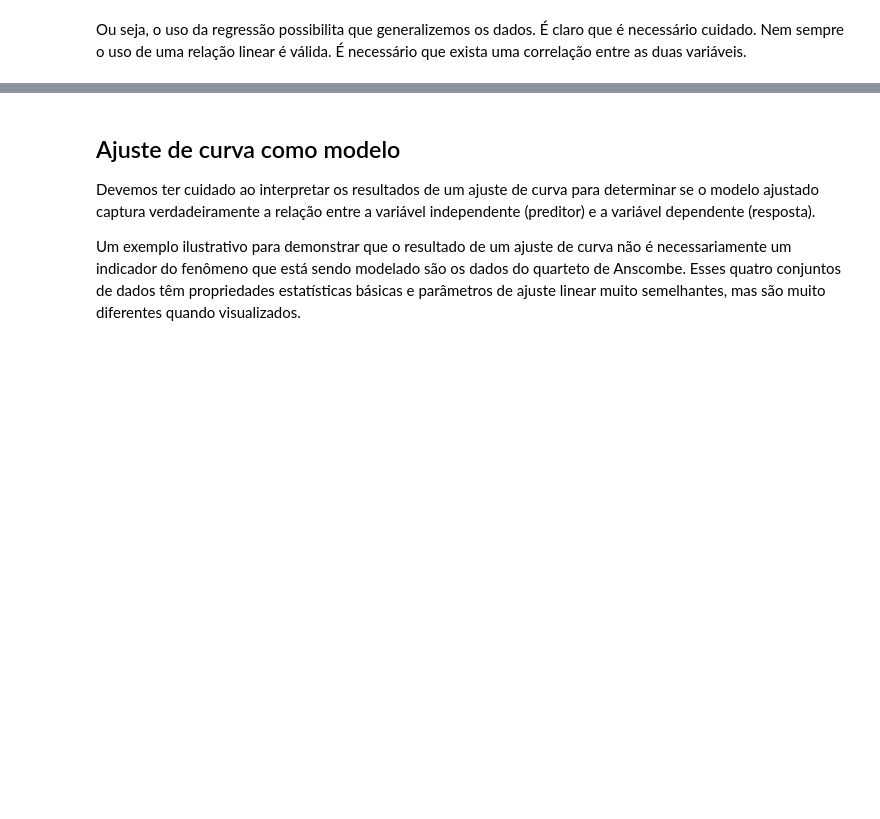
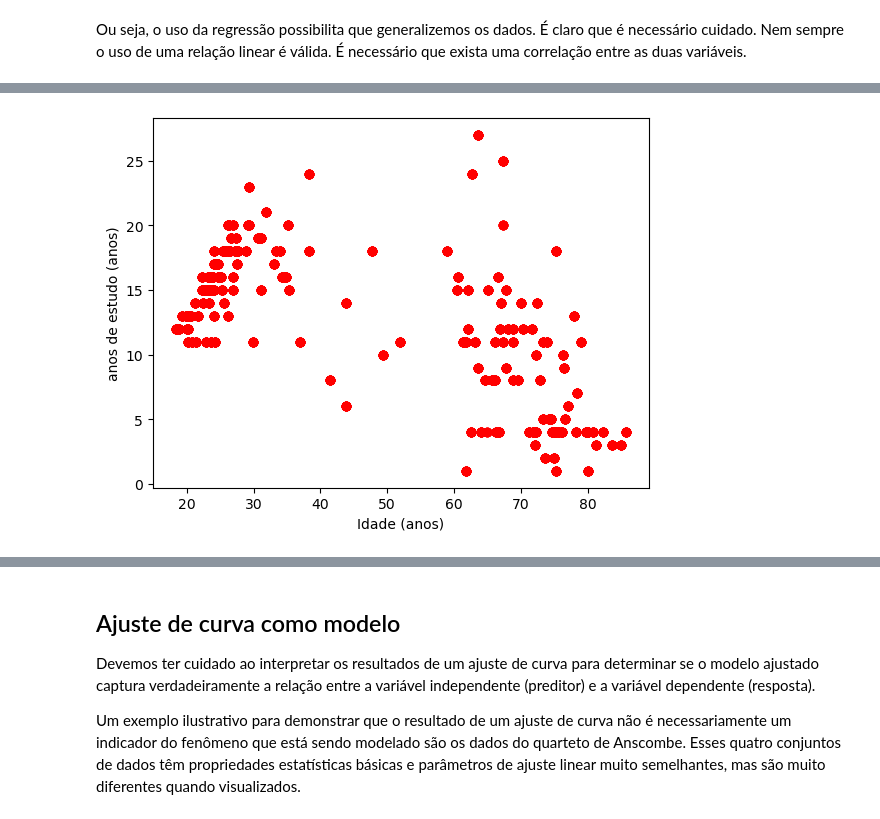
Before and after one commit to sofialora/BasesComputacionais, a Jupyter notebook: aula9/Regressão.ipynb, the cells around one changed output, grey strips where cells are left out. Cells and saved outputs as stored; diff of their text form; code cells hidden in the pictures; blank space fills up the shorter version.

```diff
--- a/aula9/Regressão.ipynb
+++ b/aula9/Regressão.ipynb
@@ -178,0 +204,9 @@ Ou seja, o uso da regressão possibilita que generalizemos os dados. É claro qu
+# %%
+plt.figure()
+plt.plot(info_postura['Age'], info_postura['Ystudy'],
+         marker='o', color='red', linestyle='')
+plt.xlabel('Idade (anos)')
+plt.ylabel('anos de estudo (anos)')
+plt.show()
+# %% [output]
+[figure, added]
```
Also changed, not shown: parts of 53 cells of this notebook, 9 other files.
